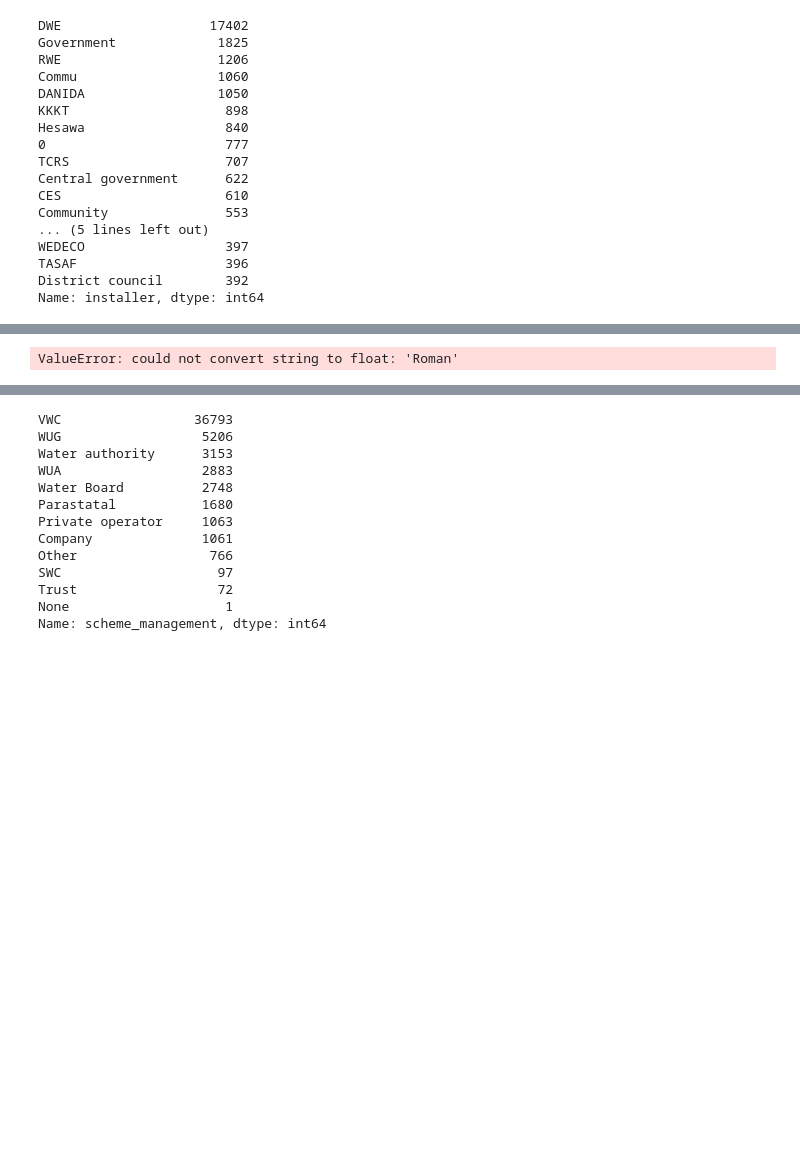
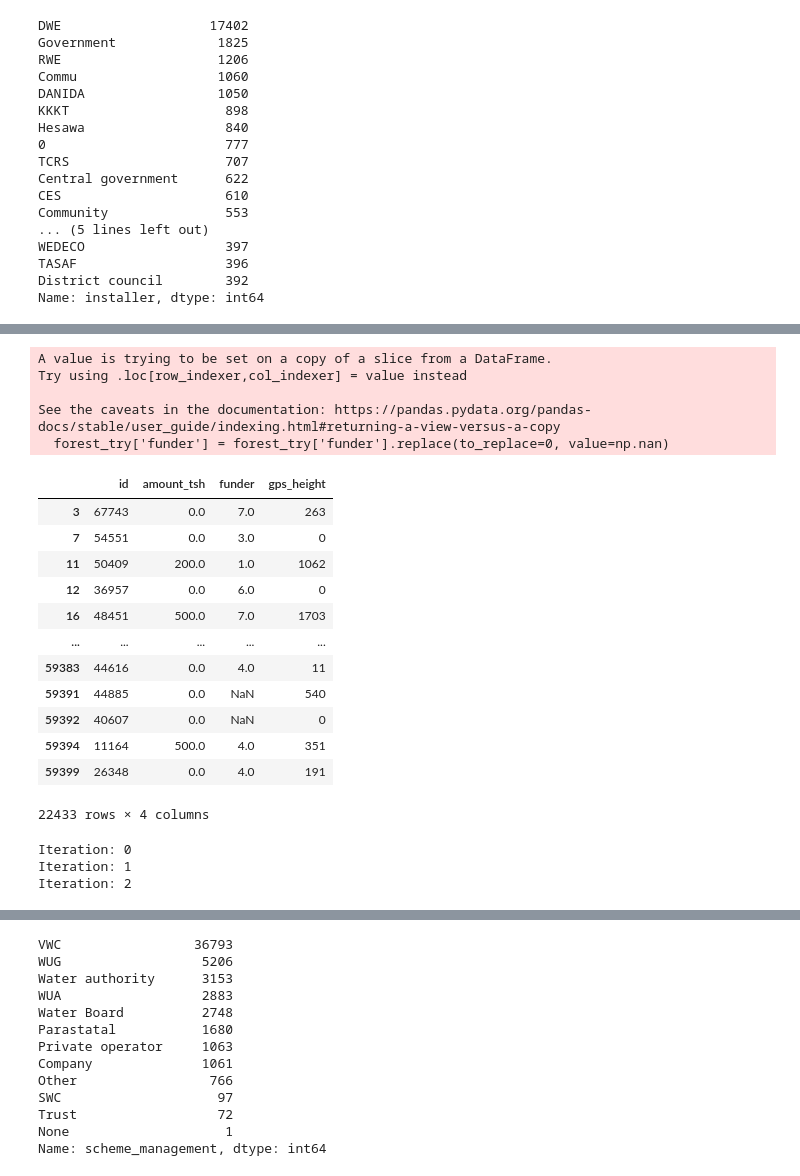
Before and after one commit to BobbyGerberick/Tanzanian_Water_Wells, a Jupyter notebook: Dev_Notebooks/ben_notebook.ipynb, the cells around one changed output, grey strips where cells are left out. Saved outputs shown, nothing was run; the diff lists cells and outputs as text; code cells hidden in the pictures; blank space fills up the shorter version.

```diff
--- a/Dev_Notebooks/ben_notebook.ipynb
+++ b/Dev_Notebooks/ben_notebook.ipynb
@@ -144,0 +190,3 @@ imputer = MissForest()
+# %%
+forest_try['funder'] = forest_try['funder'].map({'Government Of Tanzania': 0, 'Danida': 1, 'Hesawa': 2, 'Rwssp': 3, 'World Bank': 4, 'Kkkt': 5,
+                         'World Vision': 6, 'Unicef': 7, 'Tasaf': 8, 'District Council': 9})
@@ -144,0 +213,2 @@ imputer = MissForest()
+# %%
+forest_try = forest_try.loc[forest_try['funder'] <= 10]
@@ -145,4 +229,32 @@ imputer = MissForest()
+# %%
+forest_try['funder'] = forest_try['funder'].replace(to_replace=0, value=np.nan)
+# %% [output]
+A value is trying to be set on a copy of a slice from a DataFrame.
+Try using .loc[row_indexer,col_indexer] = value instead
+
+See the caveats in the documentation: https://pandas.pydata.org/pandas-docs/stable/user_guide/indexing.html#returning-a-view-versus-a-copy
+  forest_try['funder'] = forest_try['funder'].replace(to_replace=0, value=np.nan)
+# %%
+forest_try
+# %% [output]
+|  | id | amount_tsh | funder | gps_height |
+| 3 | 67743 | 0.0 | 7.0 | 263 |
+| 7 | 54551 | 0.0 | 3.0 | 0 |
+| 11 | 50409 | 200.0 | 1.0 | 1062 |
+| 12 | 36957 | 0.0 | 6.0 | 0 |
+| 16 | 48451 | 500.0 | 7.0 | 1703 |
+| ... | ... | ... | ... | ... |
+| 59383 | 44616 | 0.0 | 4.0 | 11 |
+| 59391 | 44885 | 0.0 | NaN | 540 |
+| 59392 | 40607 | 0.0 | NaN | 0 |
+| 59394 | 11164 | 500.0 | 4.0 | 351 |
+| 59399 | 26348 | 0.0 | 4.0 | 191 |
+22433 rows × 4 columns
 # %%
-training_values_imputed = imputer.fit(training_values['installer'], cat_vars=)
+training_values_imputed = imputer.fit(forest_try, cat_vars=[2])
-# %% [output]
-ValueError: could not convert string to float: 'Roman'
+# %%
+training_values_imputed = imputer.transform(forest_try)
+# %% [output]
+Iteration: 0
+Iteration: 1
+Iteration: 2
```
Also changed, not shown: parts of 31 cells of this notebook.
